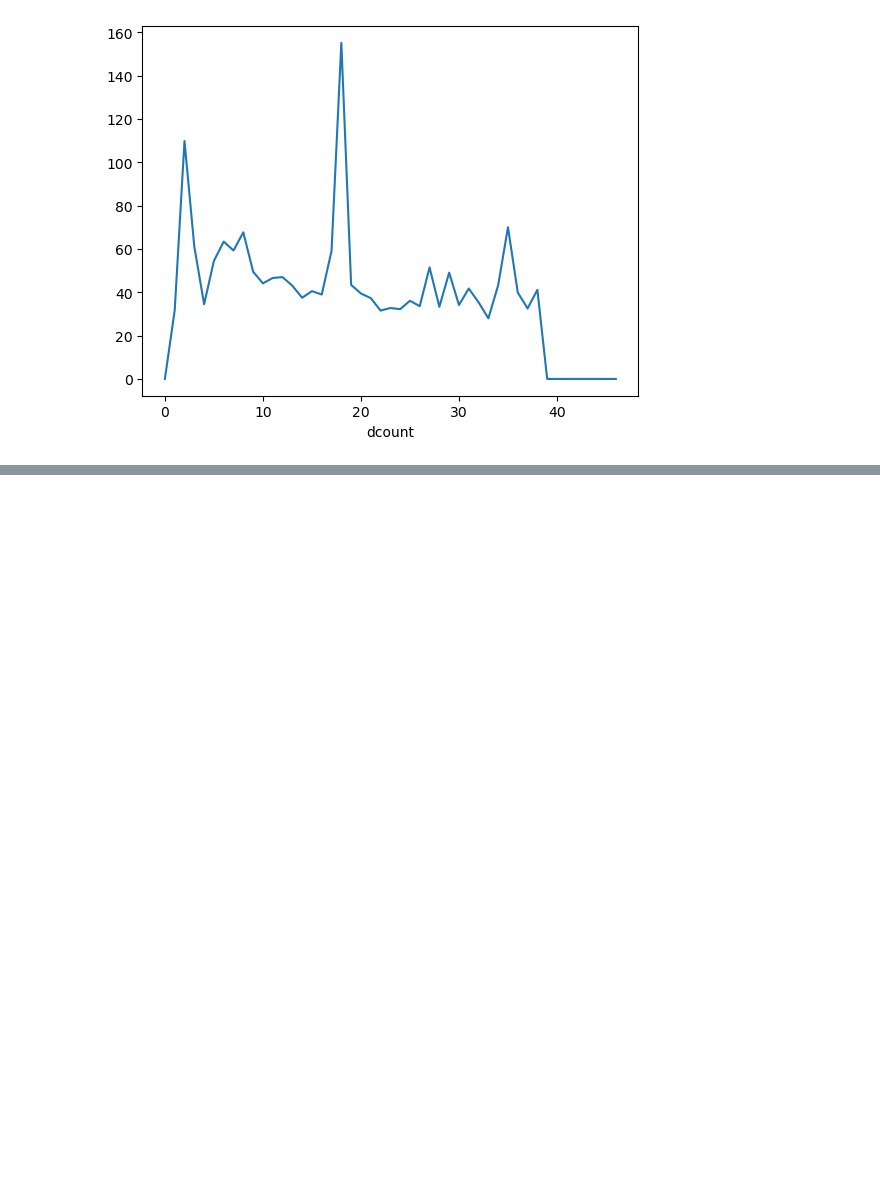
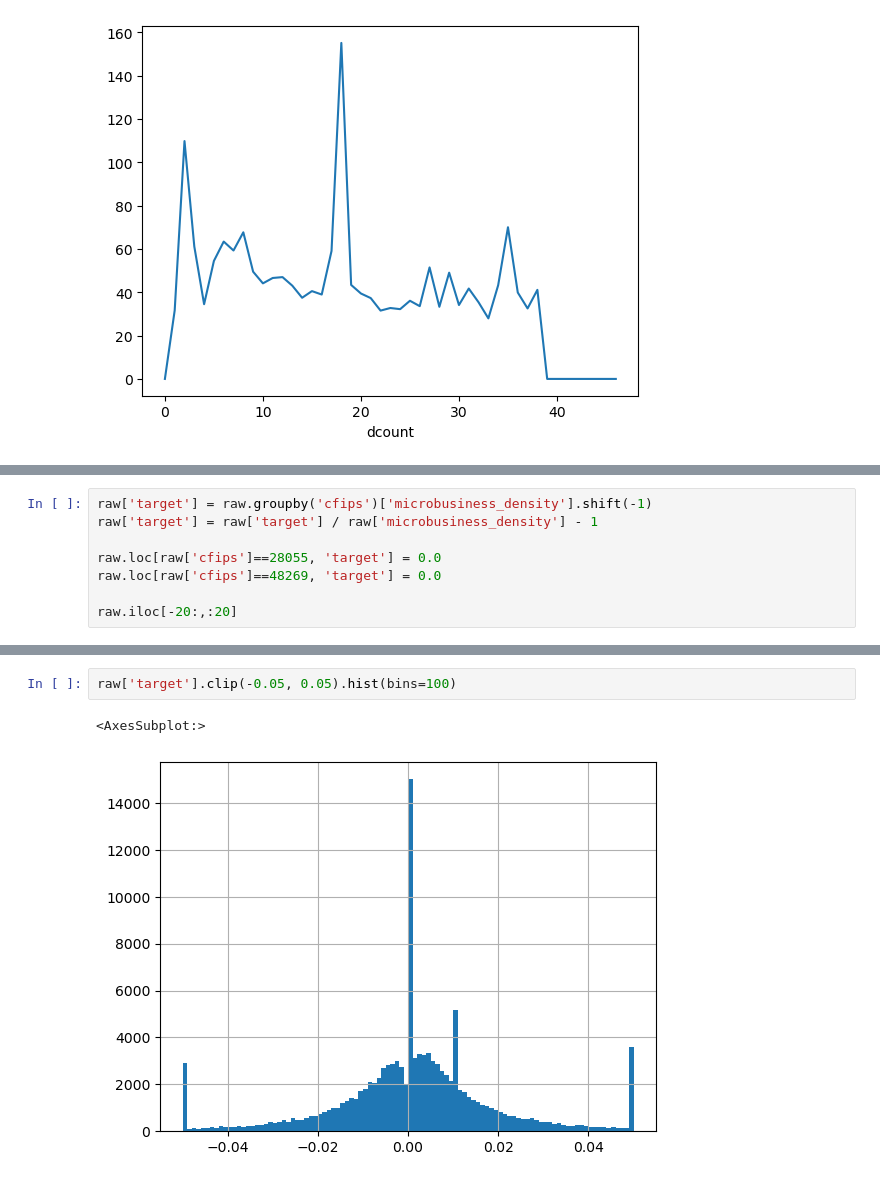
Before and after one commit to Waguy02/GoDaddy, a Jupyter notebook: notebooks/other_experiments/01-kaggle_baseline.ipynb, the cells around one changed output, grey strips where cells are left out. Drawn from its saved outputs; the diff is of its cells as text; blank space fills up the shorter version.

```diff
--- a/notebooks/other_experiments/01-kaggle_baseline.ipynb
+++ b/notebooks/other_experiments/01-kaggle_baseline.ipynb
@@ -148,0 +169,8 @@ raw.loc[raw.cfips == 21277].plot(x='dcount', y='microbusiness_density')
+# %%
+raw['target'] = raw.groupby('cfips')['microbusiness_density'].shift(-1)
+raw['target'] = raw['target'] / raw['microbusiness_density'] - 1
+
+raw.loc[raw['cfips']==28055, 'target'] = 0.0
+raw.loc[raw['cfips']==48269, 'target'] = 0.0
+
+raw.iloc[-20:,:20]
@@ -148,0 +195,5 @@ raw.loc[raw.cfips == 21277].plot(x='dcount', y='microbusiness_density')
+# %%
+raw['target'].clip(-0.05, 0.05).hist(bins=100)
+# %% [output]
+<AxesSubplot:>
+[figure, added]
```
Also changed, not shown: parts of 23 cells of this notebook, 11 other files.
